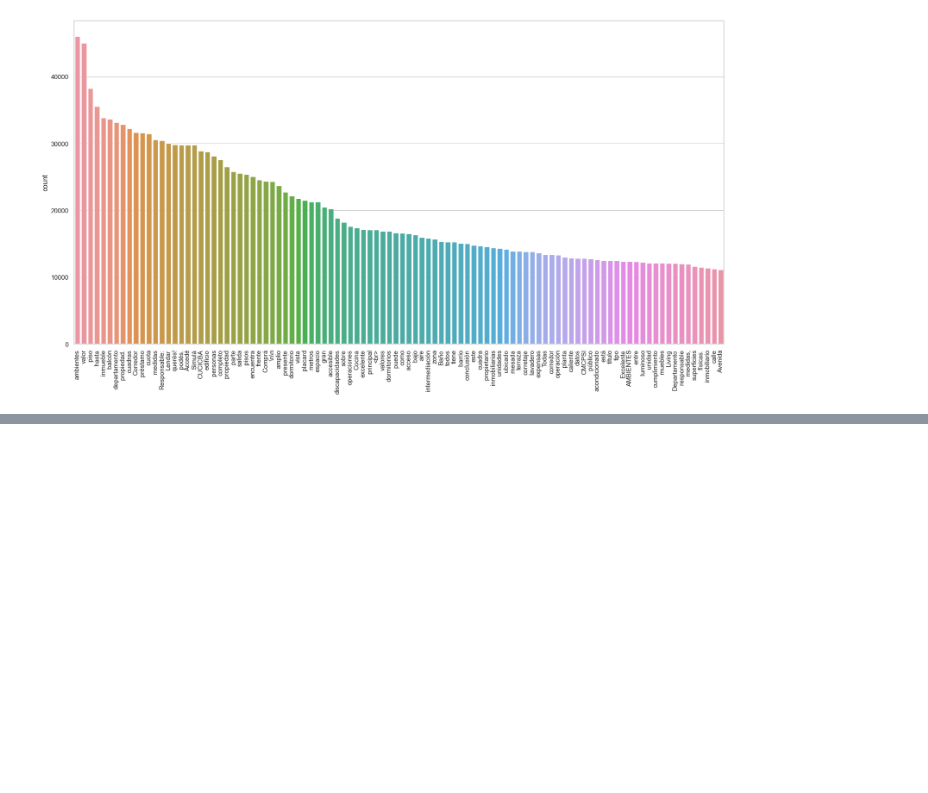
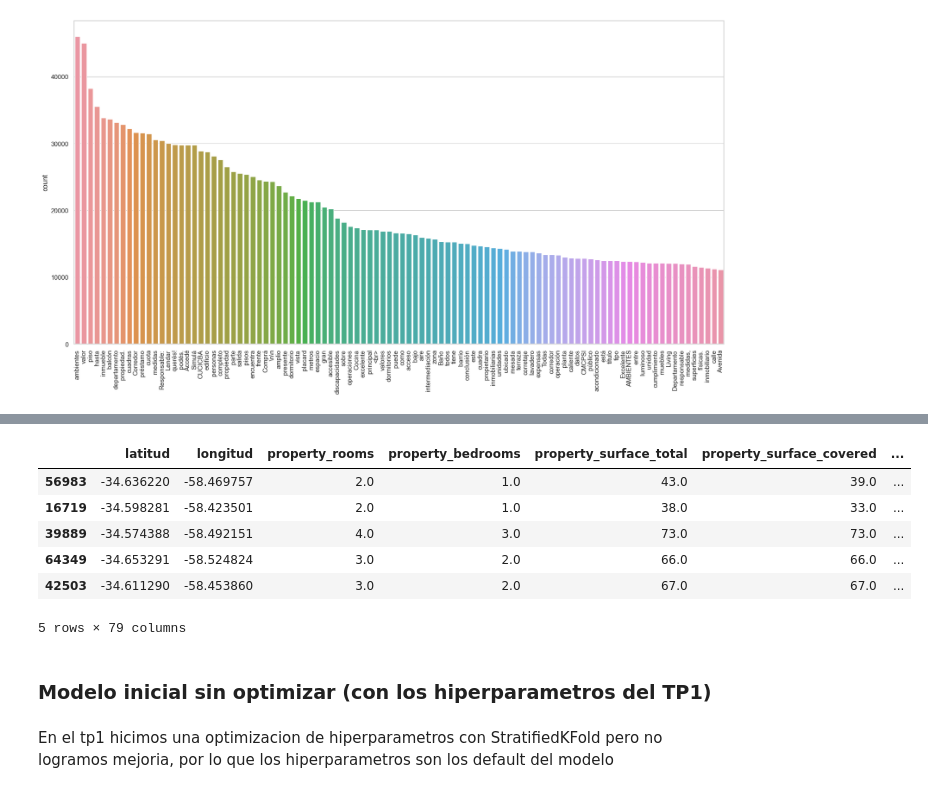
Before and after one commit to franjuarez/7506R-2C2022-GRUPO21, a Jupyter notebook: TP2/7506R_TP2_GRUPO21_ENTREGA.ipynb, the cells around one changed output, grey strips where cells are left out. Drawn from its saved outputs; the diff is of its cells as text; code cells hidden in the pictures; blank space fills up the shorter version.

```diff
--- a/TP2/7506R_TP2_GRUPO21_ENTREGA.ipynb
+++ b/TP2/7506R_TP2_GRUPO21_ENTREGA.ipynb
@@ -343,5 +463,9 @@ plt.show()
 # %%
 ##split train y test
 from sklearn.model_selection import train_test_split
+from sklearn import metrics
 
-x_train, x_test, y_train, y_test = train_test_split(ds_descripciones_sin_id, ds_propiedades['tipo_precio'], test_size=0.20, random_state=1)
+
+x_train, x_test, y_train, y_test = train_test_split(ds_propiedades, ds_propiedades['property_price'], test_size=0.20, random_state=1)
+x_train.drop(columns=['property_price'], inplace=True)
+x_test.drop(columns=['property_price'], inplace=True)
@@ -397,0 +472,14 @@ xgb_model = xgb.XGBRegressor(objective = 'reg:squarederror',
+# %%
+x_train.head()
+# %% [output]
+|  | latitud | longitud | property_rooms | property_bedrooms | property_surface_total | property_surface_covered | ... |
+| 56983 | -34.636220 | -58.469757 | 2.0 | 1.0 | 43.0 | 39.0 | ... |
+| 16719 | -34.598281 | -58.423501 | 2.0 | 1.0 | 38.0 | 33.0 | ... |
+| 39889 | -34.574388 | -58.492151 | 4.0 | 3.0 | 73.0 | 73.0 | ... |
+| 64349 | -34.653291 | -58.524824 | 3.0 | 2.0 | 66.0 | 66.0 | ... |
+| 42503 | -34.611290 | -58.453860 | 3.0 | 2.0 | 67.0 | 67.0 | ... |
+5 rows × 79 columns
+# %% [markdown]
+### Modelo inicial sin optimizar (con los hiperparametros del TP1)
+# %% [markdown]
+En el tp1 hicimos una optimizacion de hiperparametros con StratifiedKFold pero no logramos mejoria, por lo que los hiperparametros son los default del modelo
```
Also changed, not shown: parts of 68 cells of this notebook, 1 other file.
